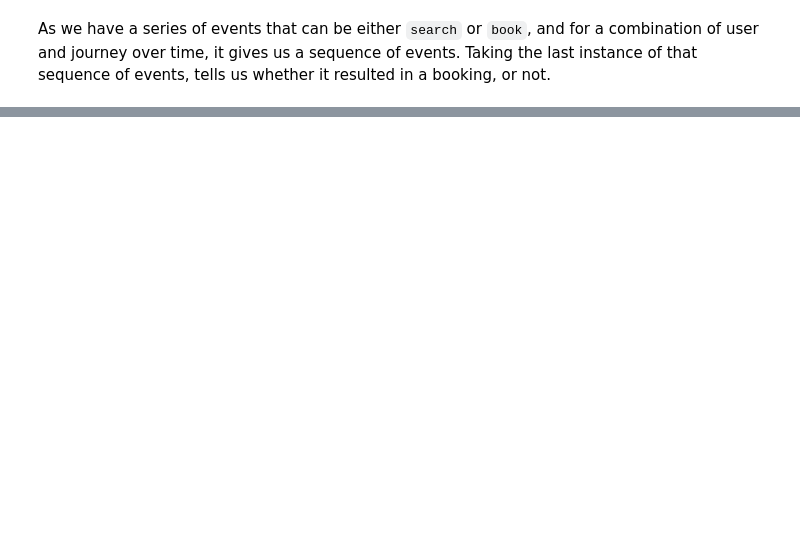
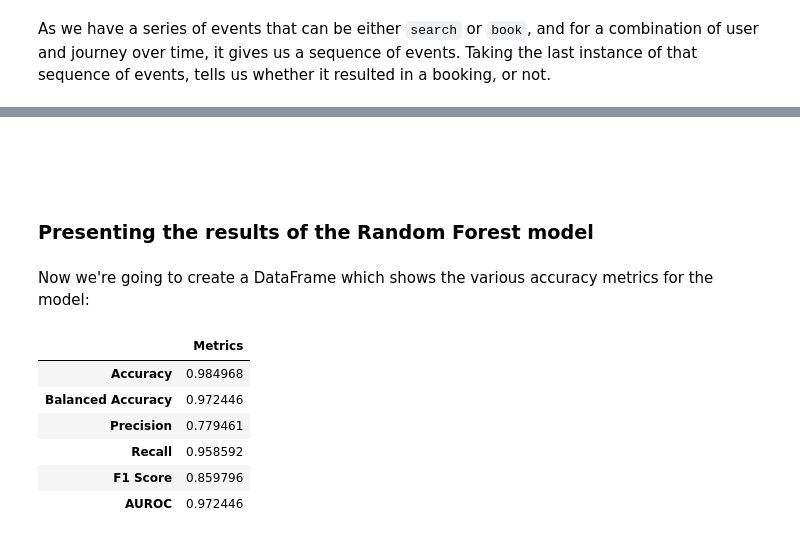
Before and after one commit to ssantic/TravelAudience-Homework, a Jupyter notebook: Srdjan_Santic-Data_Science_Challenge.ipynb, the cells around one changed output, grey strips where cells are left out. Drawn from its saved outputs; the diff is of its cells as text; code cells hidden in the pictures; blank space fills up the shorter version.

```diff
--- a/Srdjan_Santic-Data_Science_Challenge.ipynb
+++ b/Srdjan_Santic-Data_Science_Challenge.ipynb
@@ -127,0 +156,7 @@ events_grouped = events.groupby(['user_id', 'origin', 'destination']).tail(1)
+# %%
+# Calculate accuracy metrics
+accuracy = accuracy_score(y_test, smote_preds)
+balanced_acc = balanced_accuracy_score(y_test, smote_preds)
+precision = precision_score(y_test, smote_preds, pos_label='book')
+recall = recall_score(y_test, smote_preds, pos_label='book')
+f1 = f1_score(y_test, smote_preds, pos_label='book')
@@ -127,0 +169,19 @@ events_grouped = events.groupby(['user_id', 'origin', 'destination']).tail(1)
+# %% [markdown]
+<br>
+<br>
+# %% [markdown]
+### Presenting the results of the Random Forest model ###
+# %% [markdown]
+Now we're going to create a DataFrame which shows the various accuracy metrics for the model:
+# %%
+metrics = {'Metrics': [accuracy, balanced_acc, precision, recall, f1, auc]}
+metrics_df = pd.DataFrame(metrics, index=['Accuracy', 'Balanced Accuracy', 'Precision', 'Recall', 'F1 Score', 'AUROC'])
+metrics_df
+# %% [output]
+|  | Metrics |
+| Accuracy | 0.984968 |
+| Balanced Accuracy | 0.972446 |
+| Precision | 0.779461 |
+| Recall | 0.958592 |
+| F1 Score | 0.859796 |
+| AUROC | 0.972446 |
```
Also changed, not shown: parts of 22 cells of this notebook.
